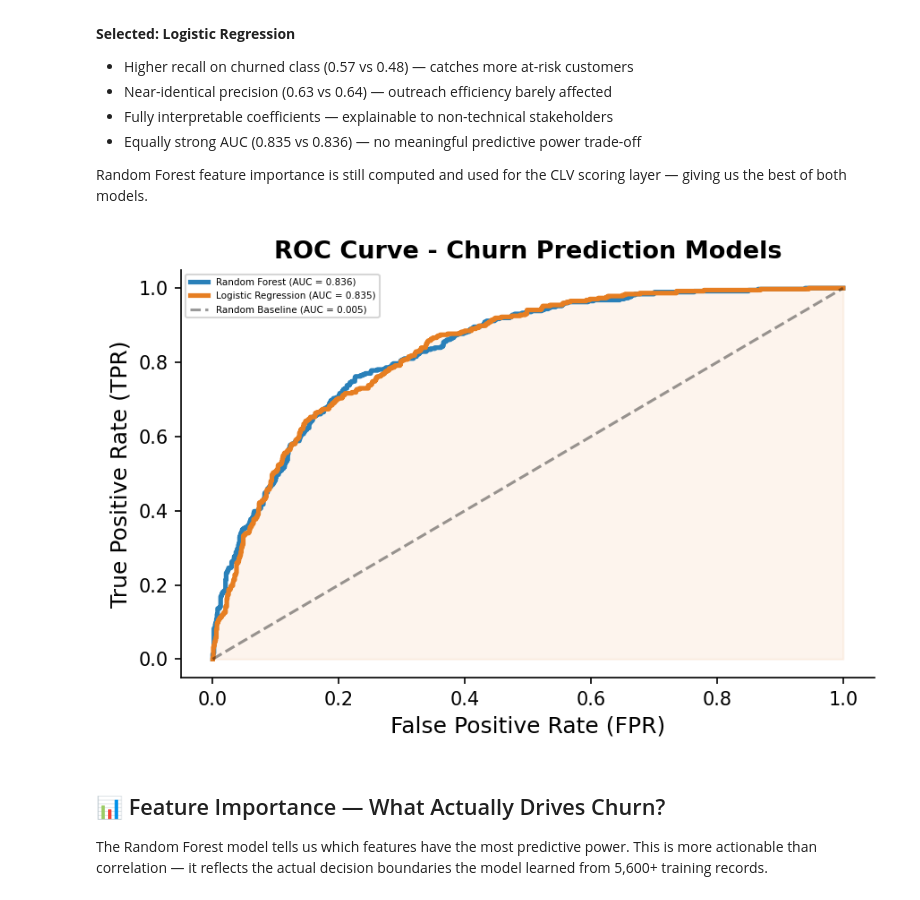
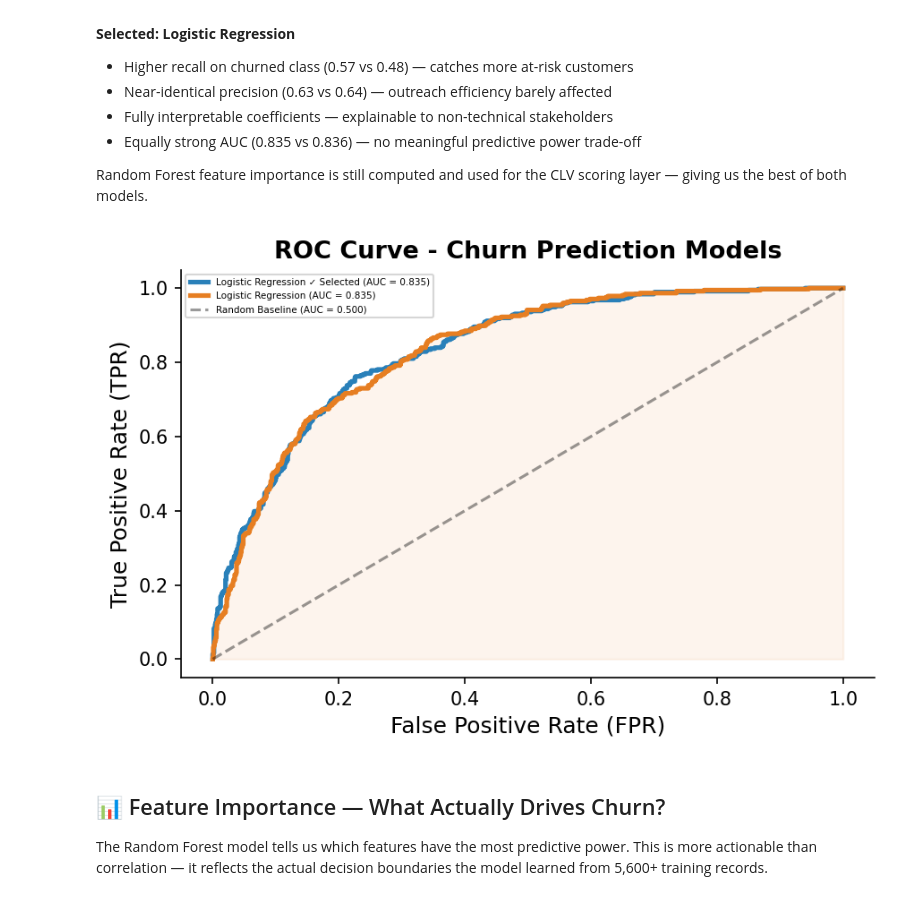
Before and after one commit to AchalaJain/saas-churn-analytics, a Jupyter notebook: notebooks/Customer_churn.ipynb, the cells around one changed output. Saved outputs shown, nothing was run; the diff lists cells and outputs as text; code cells hidden in the pictures.

```diff
--- a/notebooks/Customer_churn.ipynb
+++ b/notebooks/Customer_churn.ipynb
@@ -716,24 +718,24 @@ CLV scoring layer — giving us the best of both models.
 # %%
 #ROC Curve
 
 fpr_rf, tpr_rf, _ = roc_curve(Y_test, rf_probs)
 fpr_lr, tpr_lr, _ = roc_curve(Y_test, lr_probs)
 
 fig, ax = plt.subplots(figsize=(6,4))
-ax.plot(fpr_rf, tpr_rf, label=f'Random Forest (AUC = {rf_auc:.3f})', color='#2980b9', linewidth=2.5)
+ax.plot(fpr_rf, tpr_rf, label=f'Logistic Regression ✓ Selected (AUC = {lr_auc:.3f})', color='#2980b9', linewidth=2.5)
 ax.plot(fpr_lr, tpr_lr, label=f'Logistic Regression (AUC = {lr_auc:.3f})', color='#e67e22', linewidth=2.5)
-ax.plot([0,1], [0,1], 'k--', alpha=0.4, label='Random Baseline (AUC = 0.005)')
+ax.plot([0,1], [0,1], 'k--', alpha=0.4, label='Random Baseline (AUC = 0.500)')
 ax.fill_between(fpr_lr, tpr_lr, color='#e67e22', alpha=0.08)
 ax.set_xlabel('False Positive Rate (FPR)')
 ax.set_ylabel('True Positive Rate (TPR)')
 ax.set_title('ROC Curve - Churn Prediction Models')
 ax.legend(fontsize=5)
 
 plt.tight_layout()
 plt.savefig('charts/chart_roc_curve.png', bbox_inches='tight')
 plt.show()
 # %% [output]
-[figure, old version]
+[figure, new version]
 # %% [markdown]
 ## 📊 Feature Importance — What Actually Drives Churn?
 
```
Also changed, not shown: parts of 7 cells of this notebook.
